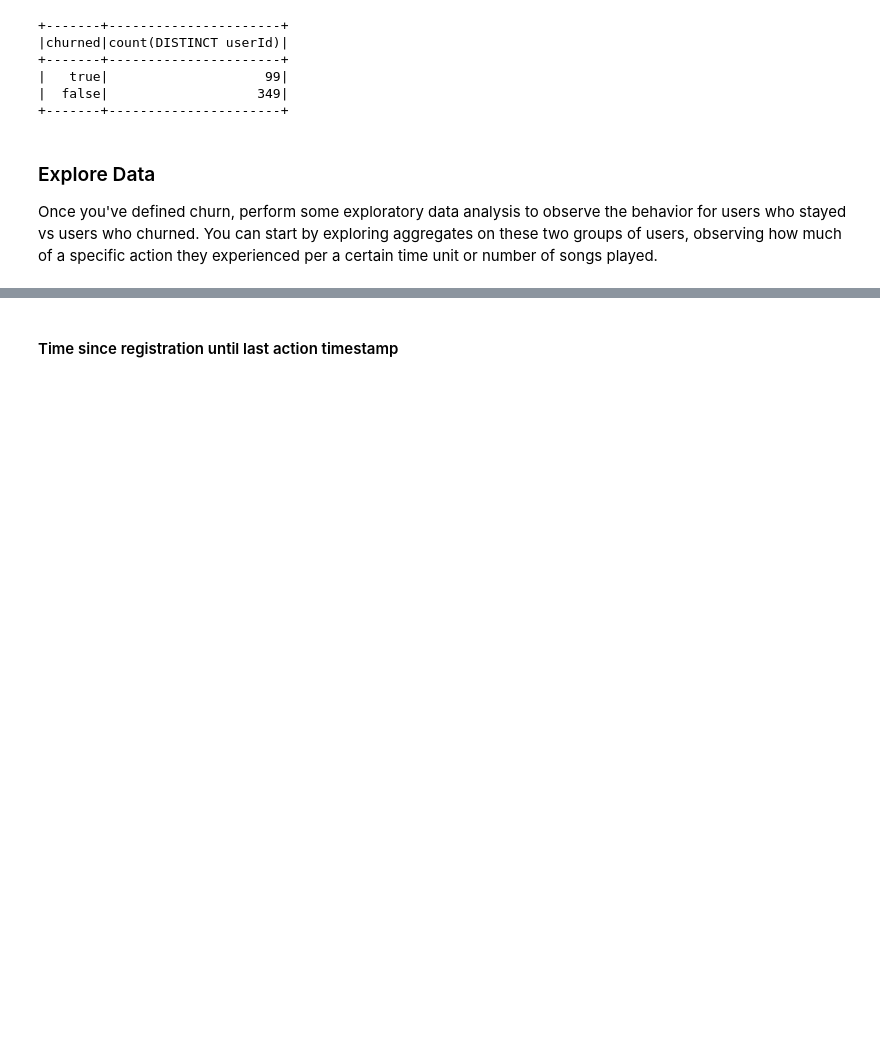
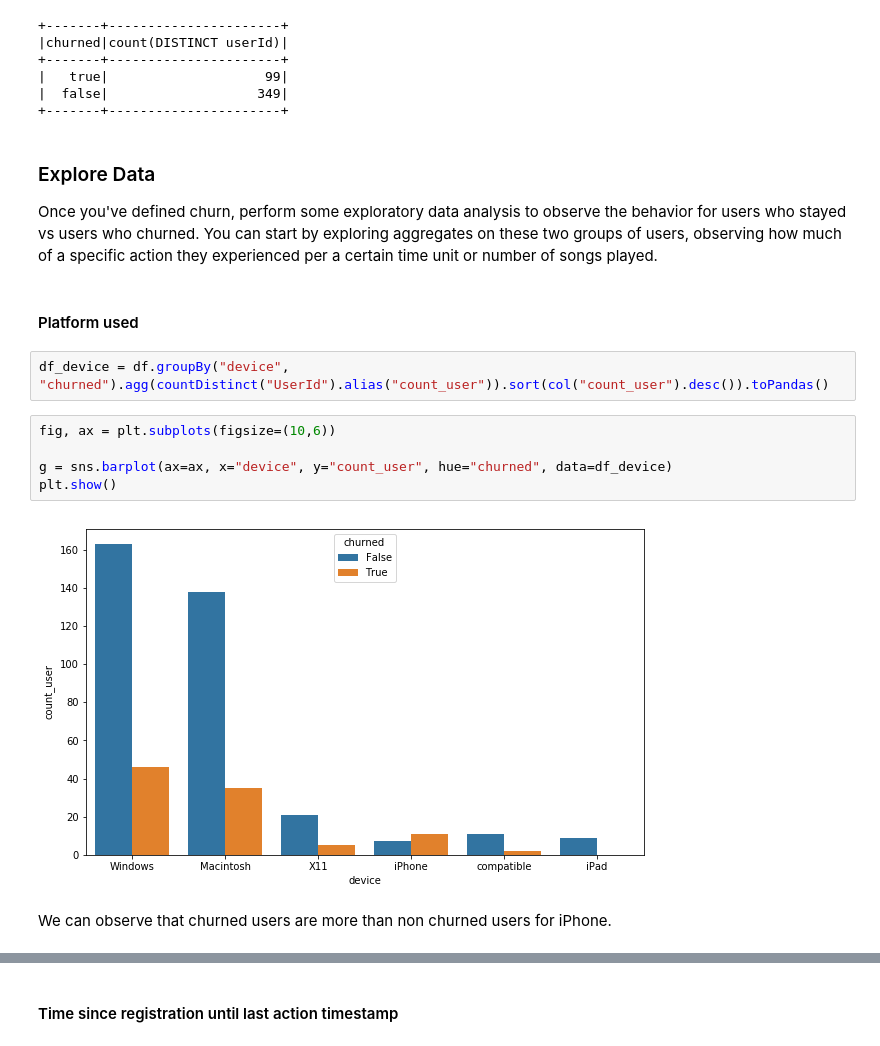
Before and after one commit to nirajpandkar/sparkify, a Jupyter notebook: Sparkify.ipynb, the cells around one changed output, grey strips where cells are left out. Saved outputs shown, nothing was run; the diff lists cells and outputs as text; blank space fills up the shorter version.

```diff
--- a/Sparkify.ipynb
+++ b/Sparkify.ipynb
@@ -426,3 +405,16 @@ df.groupBy("churned").agg(countDistinct("userId")).show()
 # %% [markdown]
 ### Explore Data
 Once you've defined churn, perform some exploratory data analysis to observe the behavior for users who stayed vs users who churned. You can start by exploring aggregates on these two groups of users, observing how much of a specific action they experienced per a certain time unit or number of songs played.
+# %% [markdown]
+#### Platform used
+# %%
+df_device = df.groupBy("device", "churned").agg(countDistinct("UserId").alias("count_user")).sort(col("count_user").desc()).toPandas()
+# %%
+fig, ax = plt.subplots(figsize=(10,6))
+
+g = sns.barplot(ax=ax, x="device", y="count_user", hue="churned", data=df_device)
+plt.show()
+# %% [output]
+[figure, added]
+# %% [markdown]
+We can observe that churned users are more than non churned users for iPhone.
```
Also changed, not shown: parts of 51 cells of this notebook.
